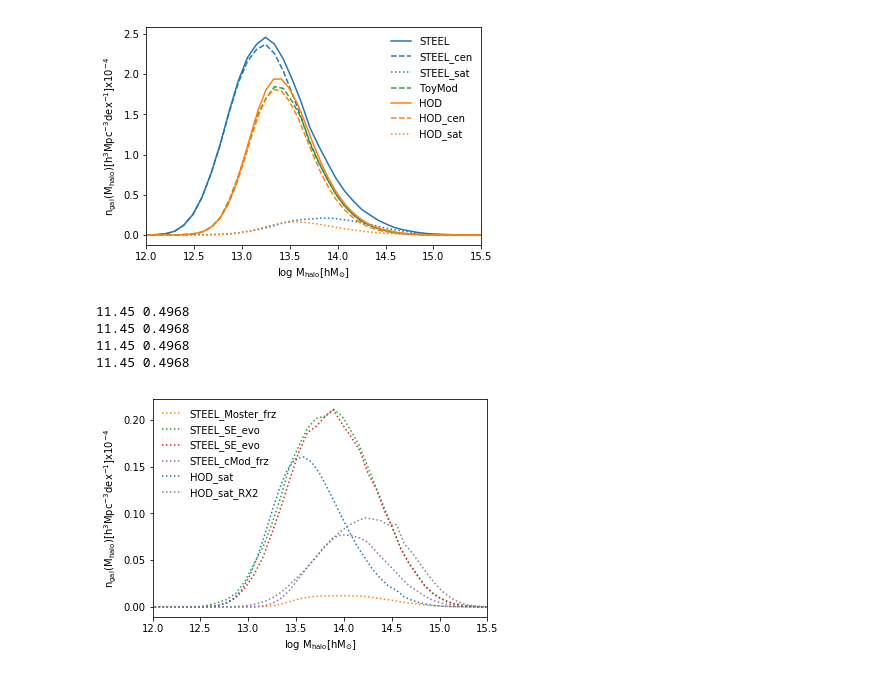
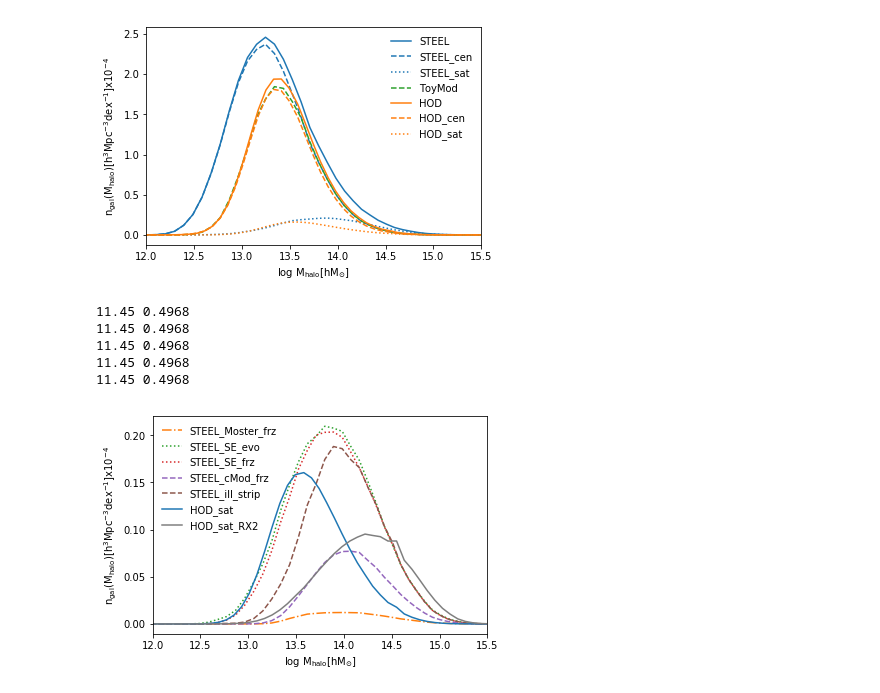
Before and after one commit to PipGrylls/STEEL, a Jupyter notebook: Notebooks/TestBook.ipynb, the cells around one changed output. Saved outputs shown, nothing was run; the diff lists cells and outputs as text; code cells hidden in the pictures.

Commit message:
adding thesis plots

```diff
--- a/Notebooks/TestBook.ipynb
+++ b/Notebooks/TestBook.ipynb
@@ -179,6 +179,8 @@ plt.show()
 11.45 0.4968
 [figure]
 # %%
+
+
 #Load Tinker_HOD
 Tkr_hod = np.loadtxt(AbsPath+"/Data/Observational/Tinker_HOD/pdf_censat_hod.dat", skiprows=2).T
 Tkr_RX2 = np.loadtxt(AbsPath+"/Data/Observational/Tinker_HOD/pdf_censat_RX2.dat", skiprows=2).T
@@ -198,7 +200,10 @@ Y_Model = np.divide(AnalyticalModelNoFrac_highz[Data_M_ix][Data_z_ix], AvaHaloMa
 X_sat, Y_sat = F.Gauss_Scatt(AvaHaloMass[Data_z_ix], Y_Model, Scatt = 0.1)
 Y_sat = Y_sat*(10**4)*(h**-3)
 
-plt.plot(X_sat, Y_sat, ":",label = "STEEL_Moster_frz", color = "C1")
+plt.plot(X_sat, Y_sat, "-.",label = "STEEL_Moster_frz", color = "C1")
+
+Output = np.vstack((X_sat, Y_sat))
+
 
 #Load STEEL
 Fit = ('1.0', True, True, True, 'G19_DPL', 'G19_SE')#('1.0', False, False, True, 'G19_DPL', 'G19_SE')
@@ -216,6 +221,8 @@ Y_sat = Y_sat*(10**4)*(h**-3)
 
 plt.plot(X_sat, Y_sat, ":",label = "STEEL_SE_evo", color = "C2")
 
+Output = np.vstack((Output, Y_sat))
+
 #Load STEEL
 Fit = ('1.0', False, False, True, 'G19_DPL', 'G19_SE')#('1.0', False, False, True, 'G19_DPL', 'G19_SE')
 AvaHaloMass, z, AnalyticalModelFrac_highz, AnalyticalModelNoFrac_highz, SM_Cuts = F.LoadData_Sat_Env_Highz(Fit)
@@ -230,46 +237,61 @@ Y_Model = np.divide(AnalyticalModelNoFrac_highz[Data_M_ix][Data_z_ix], AvaHaloMa
 X_sat, Y_sat = F.Gauss_Scatt(AvaHaloMass[Data_z_ix], Y_Model, Scatt = 0.1)
 Y_sat = Y_sat*(10**4)*(h**-3)
 
-plt.plot(X_sat, Y_sat, ":",label = "STEEL_SE_evo", color = "C3")
+plt.plot(X_sat, Y_sat, ":",label = "STEEL_SE_frz", color = "C3")
+
+Output = np.vstack((Output, Y_sat))
 
 #Load STEEL
 Fit = ('1.0', False, False, True, 'G19_DPL', 'G19_cMod')#('1.0', False, False, True, 'G19_DPL', 'G19_SE')
 AvaHaloMass, z, AnalyticalModelFrac_highz, AnalyticalModelNoFrac_highz, SM_Cuts = F.LoadData_Sat_Env_Highz(Fit)
 AvaHaloMassBins = AvaHaloMass[:,1:] - AvaHaloMass[:,:-1]
 AvaHaloMassBins = np.concatenate((AvaHaloMassBins, np.array([AvaHaloMassBins[:,-1]]).T), axis = 1)
 
 #Plot STEEL sat
 Data_M_ix = np.digitize(11.45, bins = SM_Cuts)-1
 Data_z_ix = np.digitize(0.5, bins = z)-1
 print(SM_Cuts[Data_M_ix],z[Data_z_ix])
 Y_Model = np.divide(AnalyticalModelNoFrac_highz[Data_M_ix][Data_z_ix], AvaHaloMassBins[Data_z_ix])
 X_sat, Y_sat = F.Gauss_Scatt(AvaHaloMass[Data_z_ix], Y_Model, Scatt = 0.1)
 Y_sat = Y_sat*(10**4)*(h**-3)
 
-#X_sat==X_cen
-#plt.plot(X_sat, Y_cen+Y_sat, "-",label ="STEEL", color = "C0")
-#plt.plot(X_cen, Y_cen, "--",label ="STEEL_cen", color = "C0")
-plt.plot(X_sat, Y_sat, ":",label = "STEEL_cMod_frz", color = "C4")
+plt.plot(X_sat, Y_sat, "--",label = "STEEL_cMod_frz", color = "C4")
 
-#"""
-#plt.plot(Tkr_hod[0], Tkr_hod[1]+(Tkr_hod[2]/10), "-",label = "HOD", color = "C1")
-#plt.plot(Tkr_hod[0], Tkr_hod[1], "--",label = "HOD_cen", color = "C1")
-plt.plot(Tkr_hod[0], Tkr_hod[2]/10, ":",label = "HOD_sat", color = "C0")
-"""
-"""
-#plt.plot(Tkr_RX2[0], Tkr_RX2[1]+(Tkr_RX2[2]/10), "-",label = "HOD", color = "C2")
-#plt.plot(Tkr_RX2[0], Tkr_RX2[1], "--",label = "HOD_cen", color = "C2")
-plt.plot(Tkr_RX2[0], (Tkr_RX2[2]/10), ":",label = "HOD_sat_RX2", color = "C7")
-#"""
+Output = np.vstack((Output, Y_sat))
+
+#Load STEEL
+Fit = ('1.0', True, False, True, 'Illustris', 'Illustris')
+AvaHaloMass, z, AnalyticalModelFrac_highz, AnalyticalModelNoFrac_highz, SM_Cuts = F.LoadData_Sat_Env_Highz(Fit)
+AvaHaloMassBins = AvaHaloMass[:,1:] - AvaHaloMass[:,:-1]
+AvaHaloMassBins = np.concatenate((AvaHaloMassBins, np.array([AvaHaloMassBins[:,-1]]).T), axis = 1)
+
+#Plot STEEL sat
+Data_M_ix = np.digitize(11.45, bins = SM_Cuts)-1
+Data_z_ix = np.digitize(0.5, bins = z)-1
+print(SM_Cuts[Data_M_ix],z[Data_z_ix])
+Y_Model = np.divide(AnalyticalModelNoFrac_highz[Data_M_ix][Data_z_ix], AvaHaloMassBins[Data_z_ix])
+X_sat, Y_sat = F.Gauss_Scatt(AvaHaloMass[Data_z_ix], Y_Model, Scatt = 0.1)
+Y_sat = Y_sat*(10**4)*(h**-3)
+
+plt.plot(X_sat, Y_sat, "--",label = "STEEL_ill_strip", color = "C5")
+
+Output = np.vstack((Output, Y_sat))
+
+#HOD
+plt.plot(Tkr_hod[0], Tkr_hod[2]/10, "-",label = "HOD_sat", color = "C0")
+plt.plot(Tkr_RX2[0], (Tkr_RX2[2]/10), "-",label = "HOD_sat_RX2", color = "C7")
 
 plt.xlim(12, 15.5)
 plt.xlabel("log $\mathrm{M_{halo} [hM_{\odot}]}$")
 plt.ylabel("$\mathrm{n_{gal}(M_{halo}) [h^3Mpc^{-3}dex^{-1}]x10^{-4}}$")
 plt.legend(frameon = False)
 plt.show()
+
+np.savetxt("StewPaper.txt", Output)
 # %% [output]
 11.45 0.4968
 11.45 0.4968
 11.45 0.4968
 11.45 0.4968
+11.45 0.4968
-[figure, old version]
+[figure, new version]
```
Also changed, not shown: parts of 31 cells of this notebook, 1 other file.
